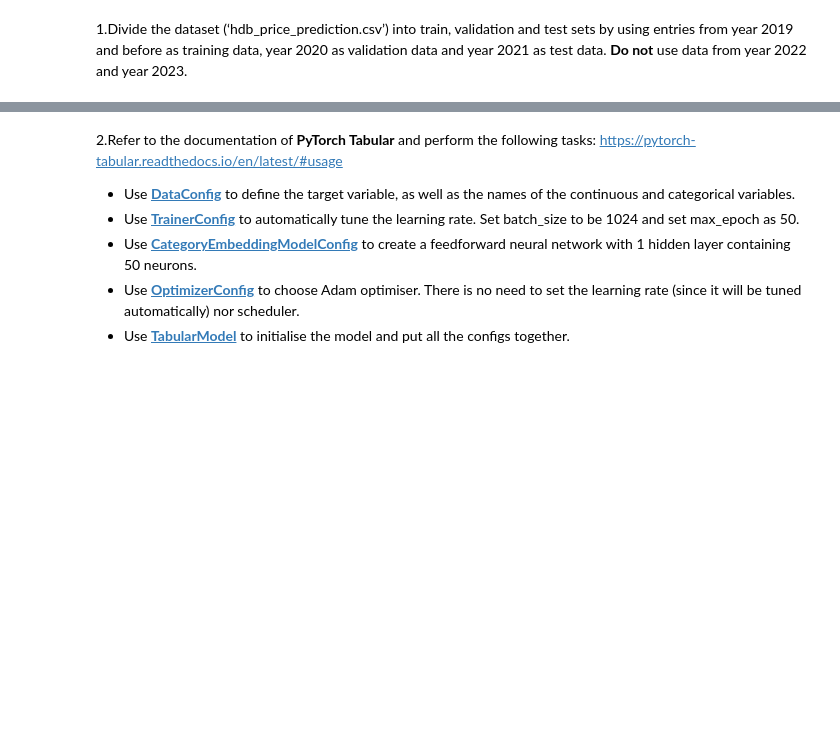
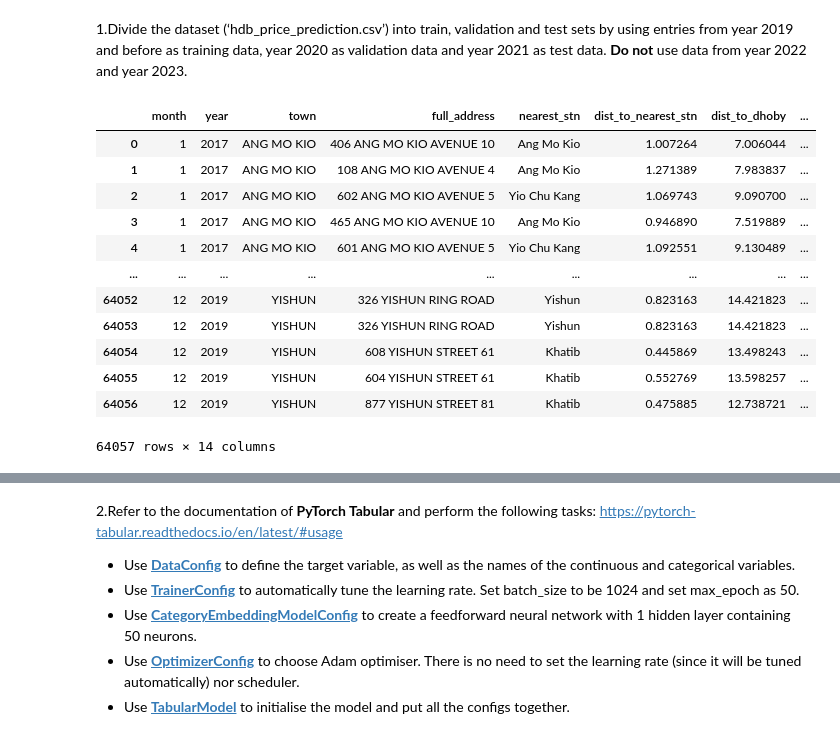
Before and after one commit to luksz/SC4001-Assignment-1, a Jupyter notebook: Tan_Pin_Yee_Part_B_1.ipynb, the cells around one changed output, grey strips where cells are left out. Saved outputs shown, nothing was run; the diff lists cells and outputs as text; code cells hidden in the pictures; blank space fills up the shorter version.

```diff
--- a/Tan_Pin_Yee_Part_B_1.ipynb
+++ b/Tan_Pin_Yee_Part_B_1.ipynb
@@ -43,0 +66,16 @@ df = pd.read_csv('hdb_price_prediction.csv')
+# %%
+train_df
+# %% [output]
+|  | month | year | town | full_address | nearest_stn | dist_to_nearest_stn | dist_to_dhoby | ... |
+| 0 | 1 | 2017 | ANG MO KIO | 406 ANG MO KIO AVENUE 10 | Ang Mo Kio | 1.007264 | 7.006044 | ... |
+| 1 | 1 | 2017 | ANG MO KIO | 108 ANG MO KIO AVENUE 4 | Ang Mo Kio | 1.271389 | 7.983837 | ... |
+| 2 | 1 | 2017 | ANG MO KIO | 602 ANG MO KIO AVENUE 5 | Yio Chu Kang | 1.069743 | 9.090700 | ... |
+| 3 | 1 | 2017 | ANG MO KIO | 465 ANG MO KIO AVENUE 10 | Ang Mo Kio | 0.946890 | 7.519889 | ... |
+| 4 | 1 | 2017 | ANG MO KIO | 601 ANG MO KIO AVENUE 5 | Yio Chu Kang | 1.092551 | 9.130489 | ... |
+| ... | ... | ... | ... | ... | ... | ... | ... | ... |
+| 64052 | 12 | 2019 | YISHUN | 326 YISHUN RING ROAD | Yishun | 0.823163 | 14.421823 | ... |
+| 64053 | 12 | 2019 | YISHUN | 326 YISHUN RING ROAD | Yishun | 0.823163 | 14.421823 | ... |
+| 64054 | 12 | 2019 | YISHUN | 608 YISHUN STREET 61 | Khatib | 0.445869 | 13.498243 | ... |
+| 64055 | 12 | 2019 | YISHUN | 604 YISHUN STREET 61 | Khatib | 0.552769 | 13.598257 | ... |
+| 64056 | 12 | 2019 | YISHUN | 877 YISHUN STREET 81 | Khatib | 0.475885 | 12.738721 | ... |
+64057 rows × 14 columns
```
Also changed, not shown: parts of 15 cells of this notebook, 5 other files.
